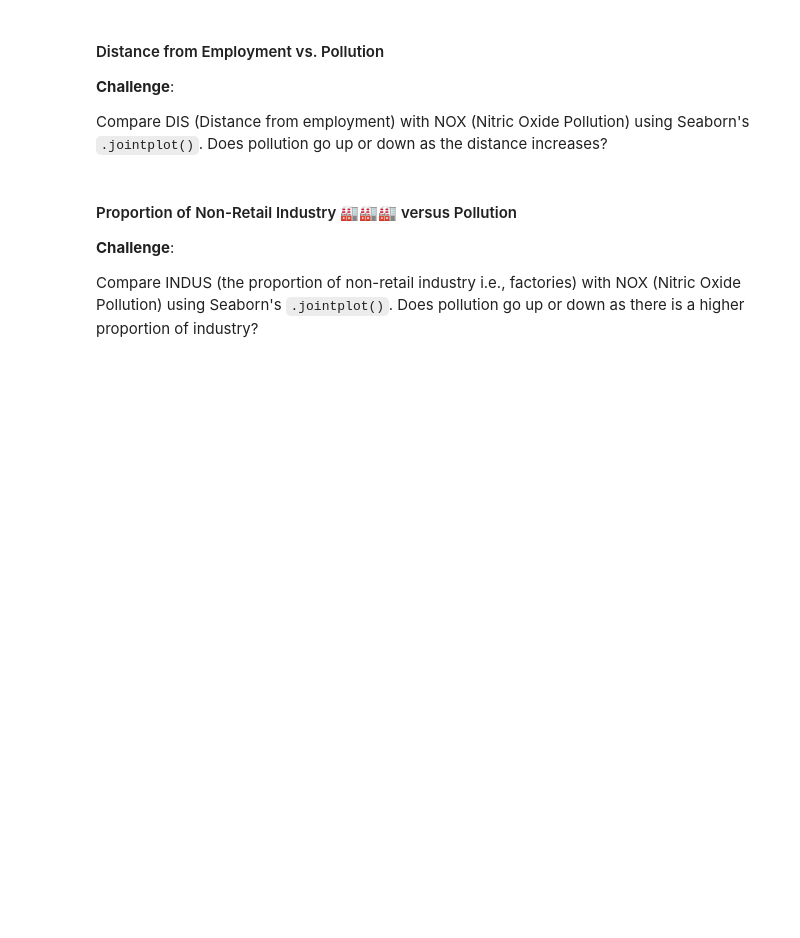
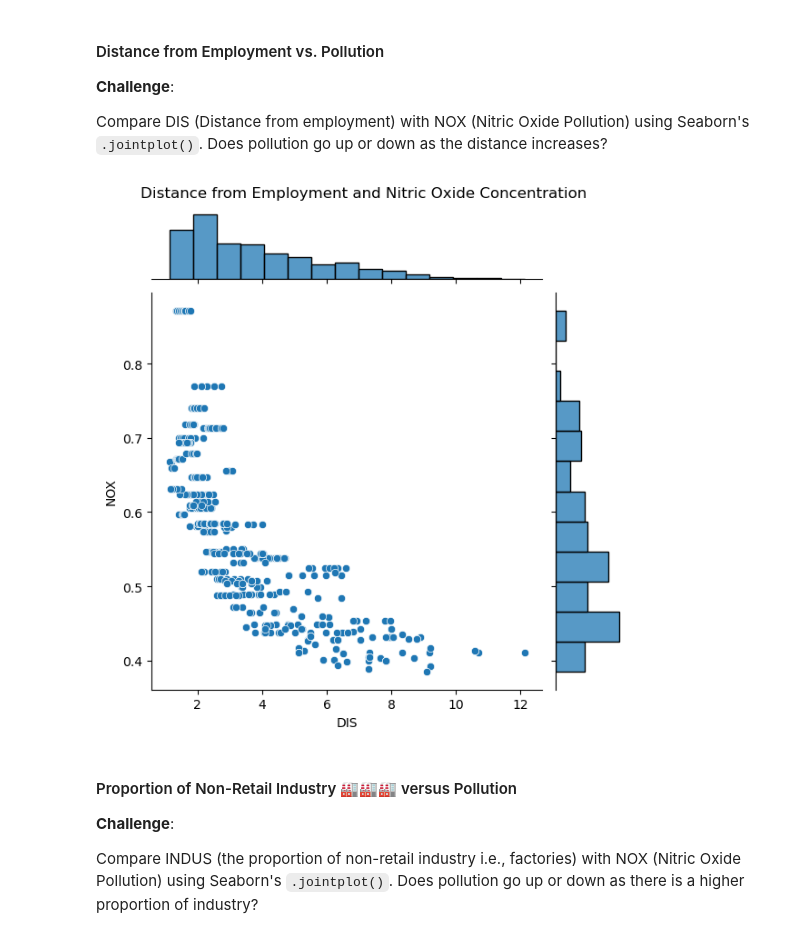
Before and after one commit to Abie221/Multivariable_Regression, a Jupyter notebook: Multivariable_Regression_and_Valuation_Model_(start).ipynb, the cells around one changed output. Drawn from its saved outputs; the diff is of its cells as text; code cells hidden in the pictures; blank space fills up the shorter version.

```diff
--- a/Multivariable_Regression_and_Valuation_Model_(start).ipynb
+++ b/Multivariable_Regression_and_Valuation_Model_(start).ipynb
@@ -238,6 +226,13 @@ Try adding some opacity or `alpha` to the scatter plots using keyword arguments
 **Challenge**:
 
 Compare DIS (Distance from employment) with NOX (Nitric Oxide Pollution) using Seaborn's `.jointplot()`. Does pollution go up or down as the distance increases?
+# %%
+sns.jointplot(data=data, x='DIS', y='NOX' )
+plt.suptitle('Distance from Employment and Nitric Oxide Concentration', y=1.02)
+
+plt.show()
+# %% [output]
+[figure, added]
 # %% [markdown]
 #### Proportion of Non-Retail Industry 🏭🏭🏭 versus Pollution
 
```
Also changed, not shown: parts of 9 cells of this notebook.
